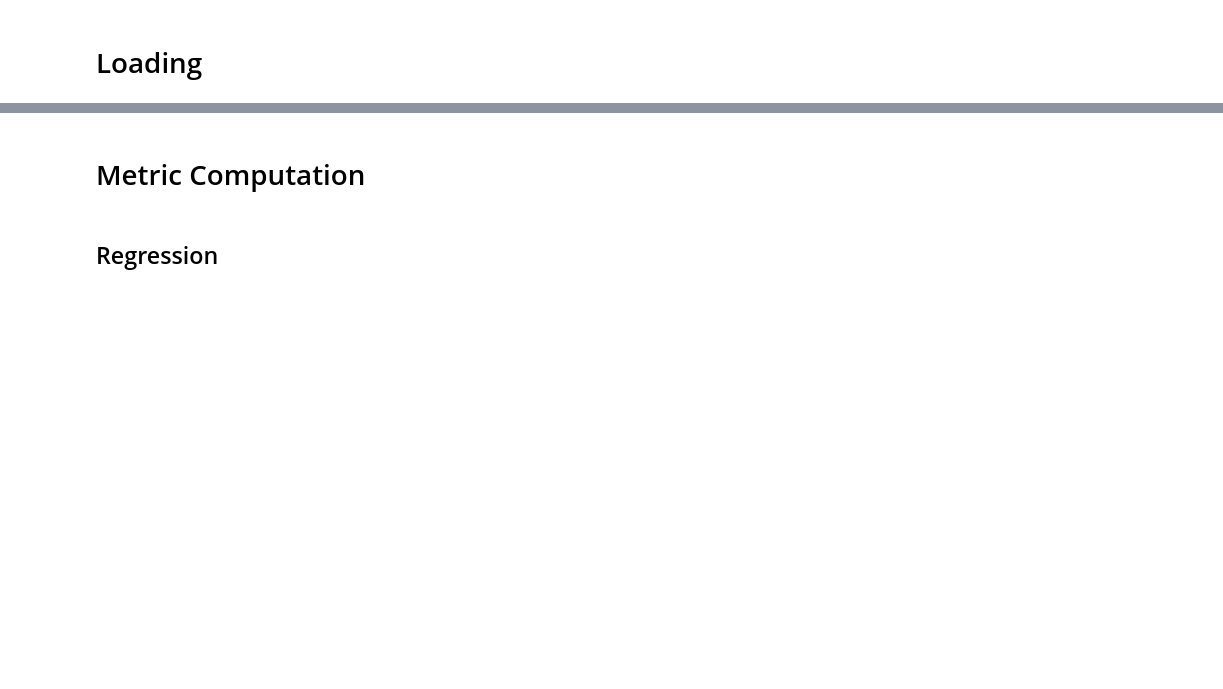
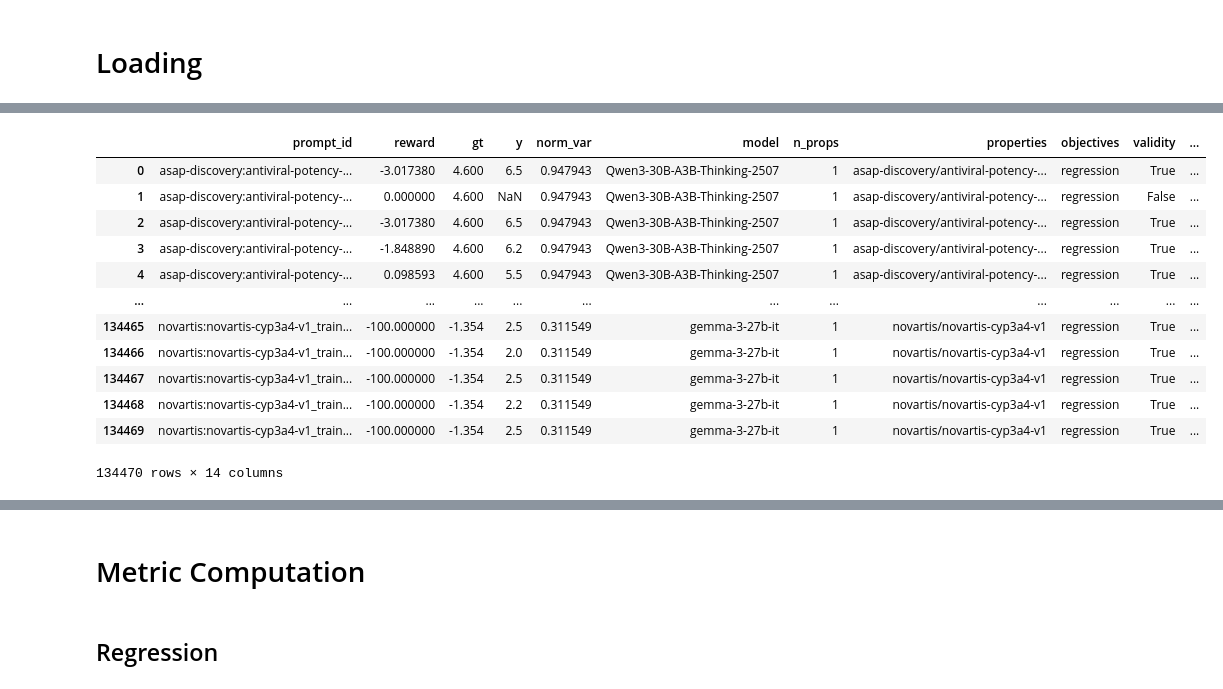
Before and after one commit to Fransou/MolRGen, a Jupyter notebook: notebooks/results/Polaris.ipynb, the cells around one changed output, grey strips where cells are left out. Saved outputs shown, nothing was run; the diff lists cells and outputs as text; code cells hidden in the pictures; blank space fills up the shorter version.

```diff
--- a/notebooks/results/Polaris.ipynb
+++ b/notebooks/results/Polaris.ipynb
@@ -35,7 +39,6 @@ os.makedirs(FIG_PATH, exist_ok=True)
 # %%
-MOLSTRAL_PATH = Path("MolGenOutput/polaris")
+MOLSTRAL_PATH = Path("MolGenOutput/property_prediction")
 
-files = [f for f in MOLSTRAL_PATH.iterdir() if "error" not in str(f) and str(f).endswith("scored.jsonl")]
-files = [f for f in files if not any(avoid in f.name for avoid in ["MiniMax", "R1", "ether0"])]
+files = [f for f in MOLSTRAL_PATH.iterdir()]
 files = sorted(files)
 full_df = load_molprop_results(files)
@@ -42,3 +59,19 @@ full_df = load_molprop_results(files)
+# %%
+full_df
+# %% [output]
+|  | prompt_id | reward | gt | y | norm_var | model | n_props | properties | objectives | validity | ... |
+| 0 | asap-discovery:antiviral-potency-... | -3.017380 | 4.600 | 6.5 | 0.947943 | Qwen3-30B-A3B-Thinking-2507 | 1 | asap-discovery/antiviral-potency-... | regression | True | ... |
+| 1 | asap-discovery:antiviral-potency-... | 0.000000 | 4.600 | NaN | 0.947943 | Qwen3-30B-A3B-Thinking-2507 | 1 | asap-discovery/antiviral-potency-... | regression | False | ... |
+| 2 | asap-discovery:antiviral-potency-... | -3.017380 | 4.600 | 6.5 | 0.947943 | Qwen3-30B-A3B-Thinking-2507 | 1 | asap-discovery/antiviral-potency-... | regression | True | ... |
+| 3 | asap-discovery:antiviral-potency-... | -1.848890 | 4.600 | 6.2 | 0.947943 | Qwen3-30B-A3B-Thinking-2507 | 1 | asap-discovery/antiviral-potency-... | regression | True | ... |
+| 4 | asap-discovery:antiviral-potency-... | 0.098593 | 4.600 | 5.5 | 0.947943 | Qwen3-30B-A3B-Thinking-2507 | 1 | asap-discovery/antiviral-potency-... | regression | True | ... |
+| ... | ... | ... | ... | ... | ... | ... | ... | ... | ... | ... | ... |
+| 134465 | novartis:novartis-cyp3a4-v1_train... | -100.000000 | -1.354 | 2.5 | 0.311549 | gemma-3-27b-it | 1 | novartis/novartis-cyp3a4-v1 | regression | True | ... |
+| 134466 | novartis:novartis-cyp3a4-v1_train... | -100.000000 | -1.354 | 2.0 | 0.311549 | gemma-3-27b-it | 1 | novartis/novartis-cyp3a4-v1 | regression | True | ... |
+| 134467 | novartis:novartis-cyp3a4-v1_train... | -100.000000 | -1.354 | 2.5 | 0.311549 | gemma-3-27b-it | 1 | novartis/novartis-cyp3a4-v1 | regression | True | ... |
+| 134468 | novartis:novartis-cyp3a4-v1_train... | -100.000000 | -1.354 | 2.2 | 0.311549 | gemma-3-27b-it | 1 | novartis/novartis-cyp3a4-v1 | regression | True | ... |
+| 134469 | novartis:novartis-cyp3a4-v1_train... | -100.000000 | -1.354 | 2.5 | 0.311549 | gemma-3-27b-it | 1 | novartis/novartis-cyp3a4-v1 | regression | True | ... |
+134470 rows × 14 columns
 # %%
 from tqdm import tqdm
 tqdm.pandas()
```
Also changed, not shown: parts of 11 cells of this notebook, 7 other files.
